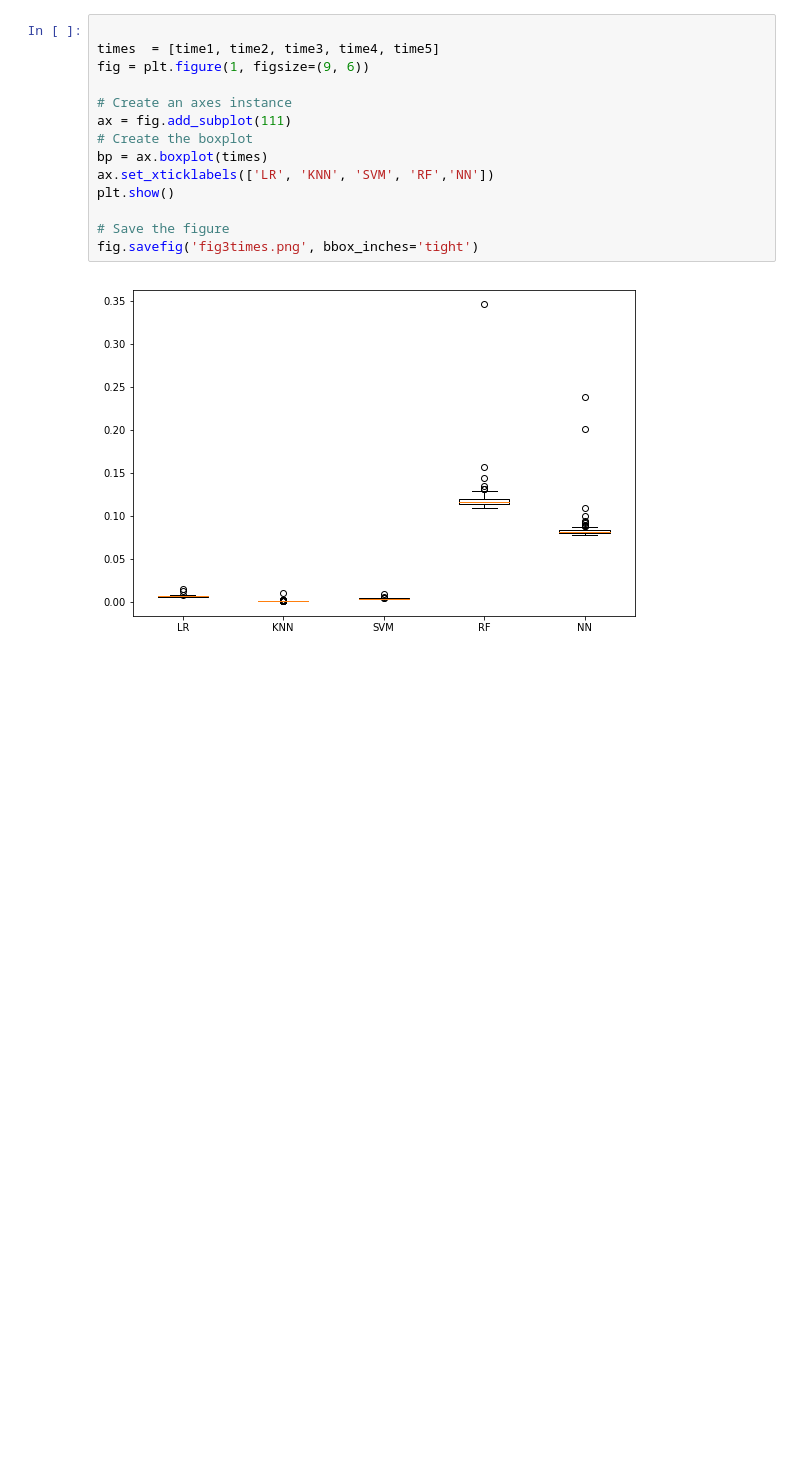
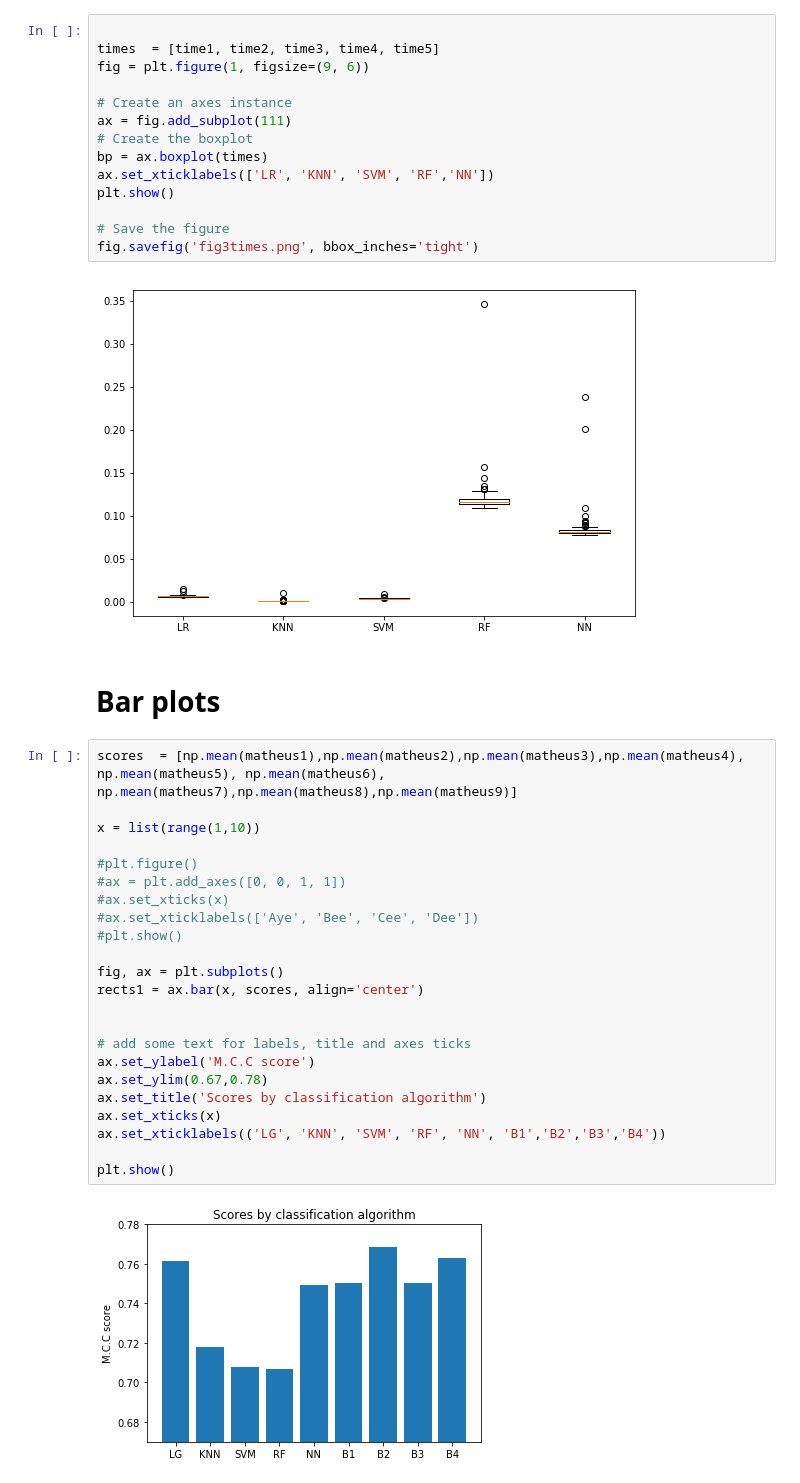
Before and after one commit to GabeOchieng/EbolaML-1, a Jupyter notebook: EbolaPrediction.ipynb, the cells around one changed output. Saved outputs shown, nothing was run; the diff lists cells and outputs as text; blank space fills up the shorter version.

```diff
--- a/EbolaPrediction.ipynb
+++ b/EbolaPrediction.ipynb
@@ -1053,3 +1088,30 @@ plt.show()
 fig.savefig('fig3times.png', bbox_inches='tight')
 # %% [output]
 [figure]
+# %% [markdown]
+# Bar plots
+# %%
+scores  = [np.mean(matheus1),np.mean(matheus2),np.mean(matheus3),np.mean(matheus4), np.mean(matheus5), np.mean(matheus6), np.mean(matheus7),np.mean(matheus8),np.mean(matheus9)]
+
+x = list(range(1,10))
+
+#plt.figure()
+#ax = plt.add_axes([0, 0, 1, 1])
+#ax.set_xticks(x)
+#ax.set_xticklabels(['Aye', 'Bee', 'Cee', 'Dee'])
+#plt.show()
+
+fig, ax = plt.subplots()
+rects1 = ax.bar(x, scores, align='center')
+
+
+# add some text for labels, title and axes ticks
+ax.set_ylabel('M.C.C score')
+ax.set_ylim(0.67,0.78)
+ax.set_title('Scores by classification algorithm')
+ax.set_xticks(x)
+ax.set_xticklabels(('LG', 'KNN', 'SVM', 'RF', 'NN', 'B1','B2','B3','B4'))
+
+plt.show()
+# %% [output]
+[figure, added]
```
Also changed, not shown: parts of 3 cells of this notebook, 1 other file.
